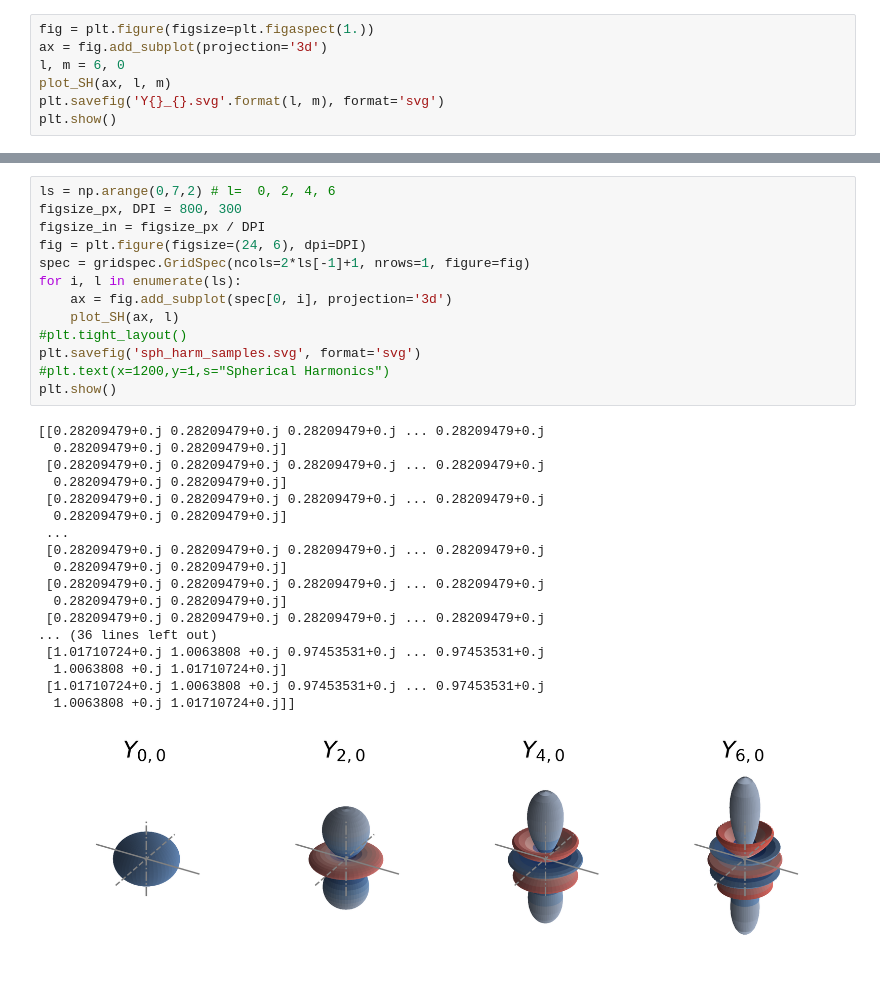
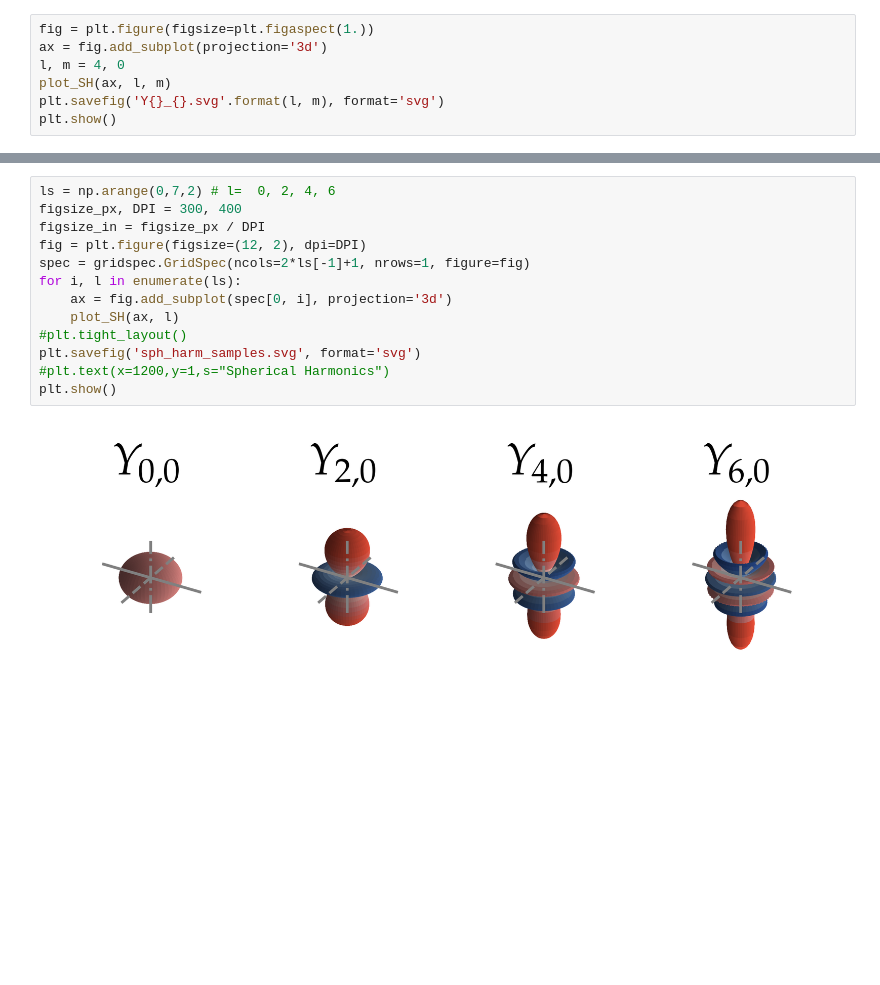
Before and after one commit to RubenDragland/XRD_CT, a Jupyter notebook: Plotting/visualise_SH.ipynb, the cells around one changed output, grey strips where cells are left out. Saved outputs shown, nothing was run; the diff lists cells and outputs as text; blank space fills up the shorter version.

Commit message:
Plots updated

```diff
--- a/Plotting/visualise_SH.ipynb
+++ b/Plotting/visualise_SH.ipynb
@@ -13,7 +10,7 @@ The autoreload extension is already loaded. To reload it, use:
 # %%
 fig = plt.figure(figsize=plt.figaspect(1.))
 ax = fig.add_subplot(projection='3d')
-l, m = 6, 0
+l, m = 4, 0
 plot_SH(ax, l, m)
 plt.savefig('Y{}_{}.svg'.format(l, m), format='svg')
 plt.show()
@@ -35,32 +19,15 @@ plt.show()
 # %%
 ls = np.arange(0,7,2) # l=  0, 2, 4, 6
-figsize_px, DPI = 800, 300
+figsize_px, DPI = 300, 400
 figsize_in = figsize_px / DPI
-fig = plt.figure(figsize=(24, 6), dpi=DPI)
+fig = plt.figure(figsize=(12, 2), dpi=DPI)
 spec = gridspec.GridSpec(ncols=2*ls[-1]+1, nrows=1, figure=fig)
 for i, l in enumerate(ls):
     ax = fig.add_subplot(spec[0, i], projection='3d')
     plot_SH(ax, l)
 #plt.tight_layout()
 plt.savefig('sph_harm_samples.svg', format='svg')
 #plt.text(x=1200,y=1,s="Spherical Harmonics")
 plt.show()
 # %% [output]
-[[0.28209479+0.j 0.28209479+0.j 0.28209479+0.j ... 0.28209479+0.j
-  0.28209479+0.j 0.28209479+0.j]
- [0.28209479+0.j 0.28209479+0.j 0.28209479+0.j ... 0.28209479+0.j
-  0.28209479+0.j 0.28209479+0.j]
- [0.28209479+0.j 0.28209479+0.j 0.28209479+0.j ... 0.28209479+0.j
-  0.28209479+0.j 0.28209479+0.j]
- ...
- [0.28209479+0.j 0.28209479+0.j 0.28209479+0.j ... 0.28209479+0.j
-  0.28209479+0.j 0.28209479+0.j]
- [0.28209479+0.j 0.28209479+0.j 0.28209479+0.j ... 0.28209479+0.j
-  0.28209479+0.j 0.28209479+0.j]
- [0.28209479+0.j 0.28209479+0.j 0.28209479+0.j ... 0.28209479+0.j
-... (36 lines left out)
- [1.01710724+0.j 1.0063808 +0.j 0.97453531+0.j ... 0.97453531+0.j
-  1.0063808 +0.j 1.01710724+0.j]
- [1.01710724+0.j 1.0063808 +0.j 0.97453531+0.j ... 0.97453531+0.j
-  1.0063808 +0.j 1.01710724+0.j]]
-[figure, old version]
+[figure, new version]
```
Also changed, not shown: parts of 5 cells of this notebook, 28 other files.
